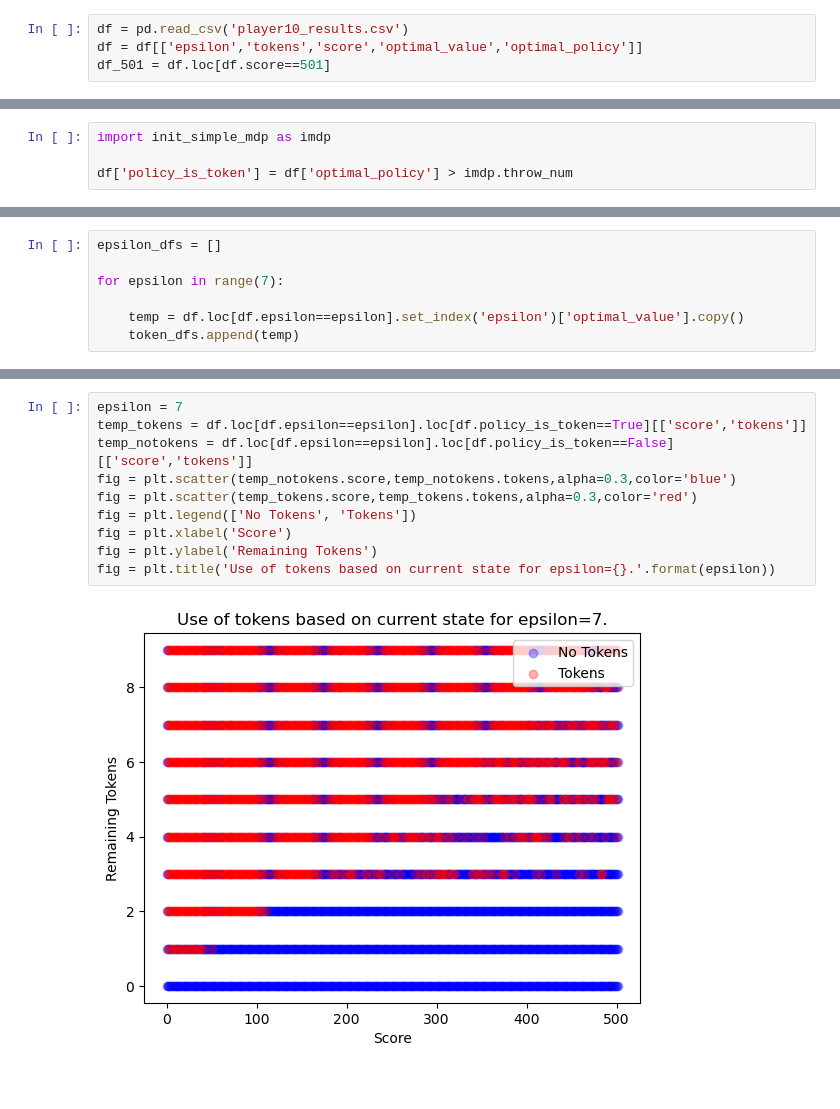
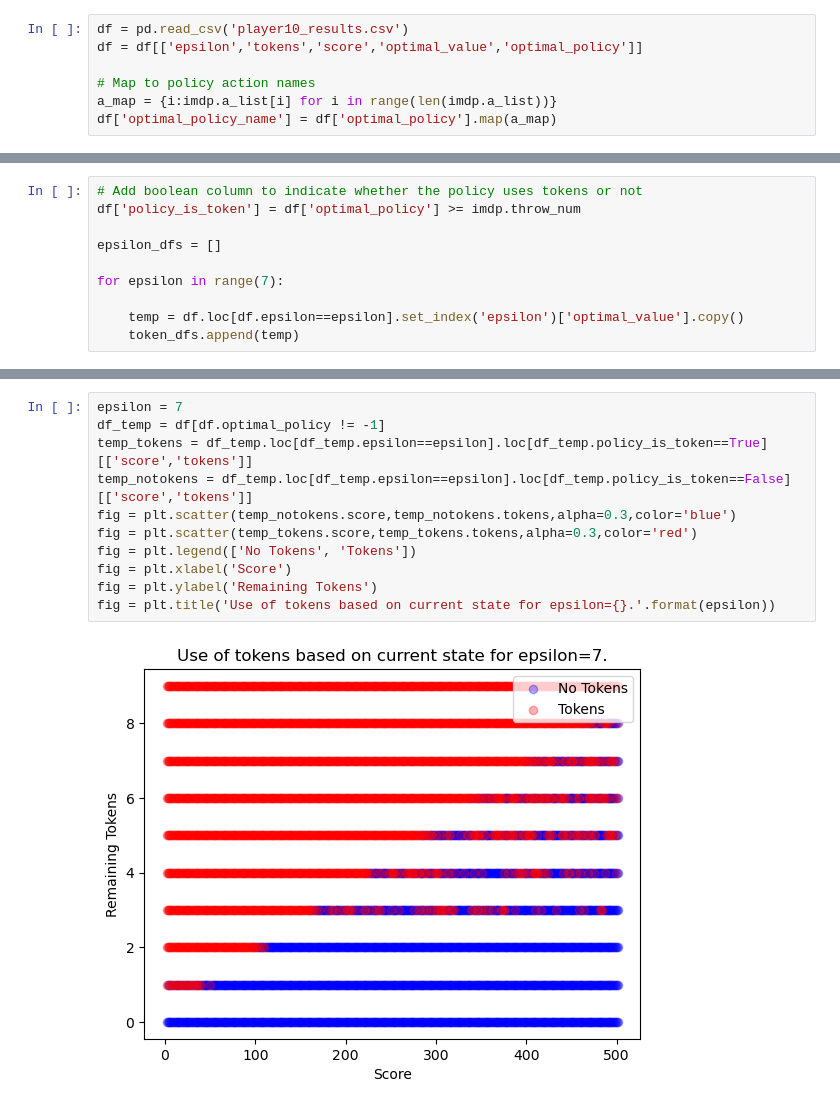
Before and after one commit to rachael-walker/darts-thesis, a Jupyter notebook: eda_v1_20230227.ipynb, the cells around one changed output, grey strips where cells are left out. Drawn from its saved outputs; the diff is of its cells as text.

```diff
--- a/eda_v1_20230227.ipynb
+++ b/eda_v1_20230227.ipynb
@@ -4,4 +5,7 @@ import matplotlib.pyplot as plt
 # %%
 df = pd.read_csv('player10_results.csv')
 df = df[['epsilon','tokens','score','optimal_value','optimal_policy']]
-df_501 = df.loc[df.score==501]
+
+# Map to policy action names
+a_map = {i:imdp.a_list[i] for i in range(len(imdp.a_list))}
+df['optimal_policy_name'] = df['optimal_policy'].map(a_map)
@@ -32,4 +43,0 @@ fig = plt.legend(t_leg)
-# %%
-import init_simple_mdp as imdp
-
-df['policy_is_token'] = df['optimal_policy'] > imdp.throw_num
@@ -36,4 +46,7 @@ df['policy_is_token'] = df['optimal_policy'] > imdp.throw_num
 # %%
+# Add boolean column to indicate whether the policy uses tokens or not
+df['policy_is_token'] = df['optimal_policy'] >= imdp.throw_num
+
 epsilon_dfs = []
 
 for epsilon in range(7):
@@ -69,12 +69,13 @@ fig = plt.title('Use of tokens based on current state for epsilon={}.'.format(ep
 # %%
 epsilon = 7
-temp_tokens = df.loc[df.epsilon==epsilon].loc[df.policy_is_token==True][['score','tokens']]
-temp_notokens = df.loc[df.epsilon==epsilon].loc[df.policy_is_token==False][['score','tokens']]
+df_temp = df[df.optimal_policy != -1]
+temp_tokens = df_temp.loc[df_temp.epsilon==epsilon].loc[df_temp.policy_is_token==True][['score','tokens']]
+temp_notokens = df_temp.loc[df_temp.epsilon==epsilon].loc[df_temp.policy_is_token==False][['score','tokens']]
 fig = plt.scatter(temp_notokens.score,temp_notokens.tokens,alpha=0.3,color='blue')
 fig = plt.scatter(temp_tokens.score,temp_tokens.tokens,alpha=0.3,color='red')
 fig = plt.legend(['No Tokens', 'Tokens'])
 fig = plt.xlabel('Score')
 fig = plt.ylabel('Remaining Tokens')
 fig = plt.title('Use of tokens based on current state for epsilon={}.'.format(epsilon))
 # %% [output]
-[figure, old version]
+[figure, new version]
```
Also changed, not shown: parts of 11 cells of this notebook, 1 other file.
